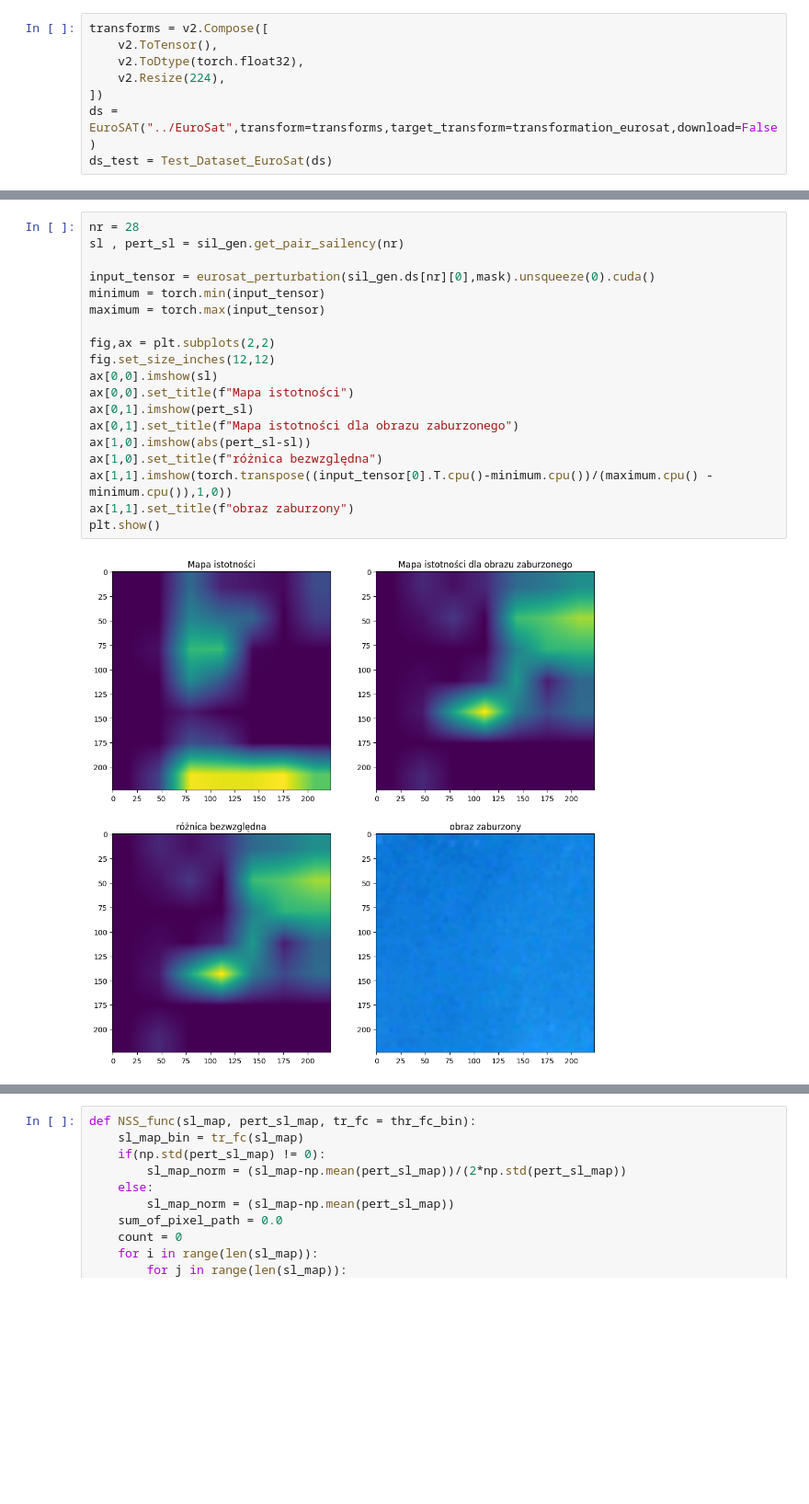
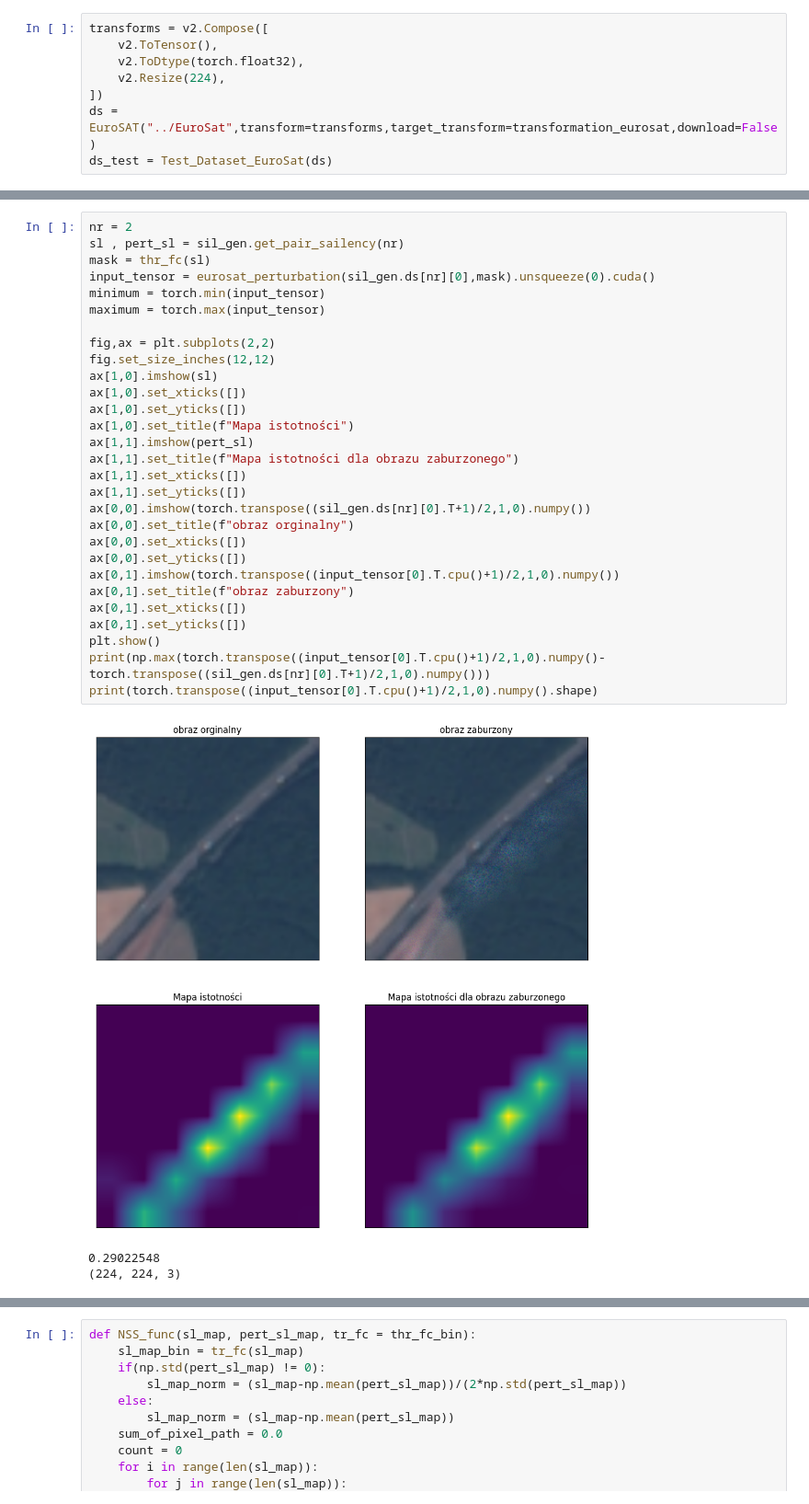
Before and after one commit to MichalMichniak/analysis-of-significance-areas, a Jupyter notebook: faithfulness_metrics.ipynb, the cells around one changed output, grey strips where cells are left out. Shown at 92% size. Drawn from its saved outputs; the diff is of its cells as text; blank space fills up the shorter version.

```diff
--- a/faithfulness_metrics.ipynb
+++ b/faithfulness_metrics.ipynb
@@ -156,21 +156,33 @@ torch.Size([1, 3, 224, 224])
 # %%
-nr = 28
+nr = 2
 sl , pert_sl = sil_gen.get_pair_sailency(nr)
-
+mask = thr_fc(sl)
 input_tensor = eurosat_perturbation(sil_gen.ds[nr][0],mask).unsqueeze(0).cuda()
 minimum = torch.min(input_tensor)
 maximum = torch.max(input_tensor)
 
 fig,ax = plt.subplots(2,2)
 fig.set_size_inches(12,12)
-ax[0,0].imshow(sl)
-ax[0,0].set_title(f"Mapa istotności")
-ax[0,1].imshow(pert_sl)
-ax[0,1].set_title(f"Mapa istotności dla obrazu zaburzonego")
-ax[1,0].imshow(abs(pert_sl-sl))
-ax[1,0].set_title(f"różnica bezwzględna")
-ax[1,1].imshow(torch.transpose((input_tensor[0].T.cpu()-minimum.cpu())/(maximum.cpu() - minimum.cpu()),1,0))
-ax[1,1].set_title(f"obraz zaburzony")
+ax[1,0].imshow(sl)
+ax[1,0].set_xticks([])
+ax[1,0].set_yticks([])
+ax[1,0].set_title(f"Mapa istotności")
+ax[1,1].imshow(pert_sl)
+ax[1,1].set_title(f"Mapa istotności dla obrazu zaburzonego")
+ax[1,1].set_xticks([])
+ax[1,1].set_yticks([])
+ax[0,0].imshow(torch.transpose((sil_gen.ds[nr][0].T+1)/2,1,0).numpy())
+ax[0,0].set_title(f"obraz orginalny")
+ax[0,0].set_xticks([])
+ax[0,0].set_yticks([])
+ax[0,1].imshow(torch.transpose((input_tensor[0].T.cpu()+1)/2,1,0).numpy())
+ax[0,1].set_title(f"obraz zaburzony")
+ax[0,1].set_xticks([])
+ax[0,1].set_yticks([])
 plt.show()
+print(np.max(torch.transpose((input_tensor[0].T.cpu()+1)/2,1,0).numpy()-torch.transpose((sil_gen.ds[nr][0].T+1)/2,1,0).numpy()))
+print(torch.transpose((input_tensor[0].T.cpu()+1)/2,1,0).numpy().shape)
 # %% [output]
-[figure, old version]
+[figure, new version]
+0.29022548
+(224, 224, 3)
```
Also changed, not shown: parts of 9 cells of this notebook, 2 other files.
